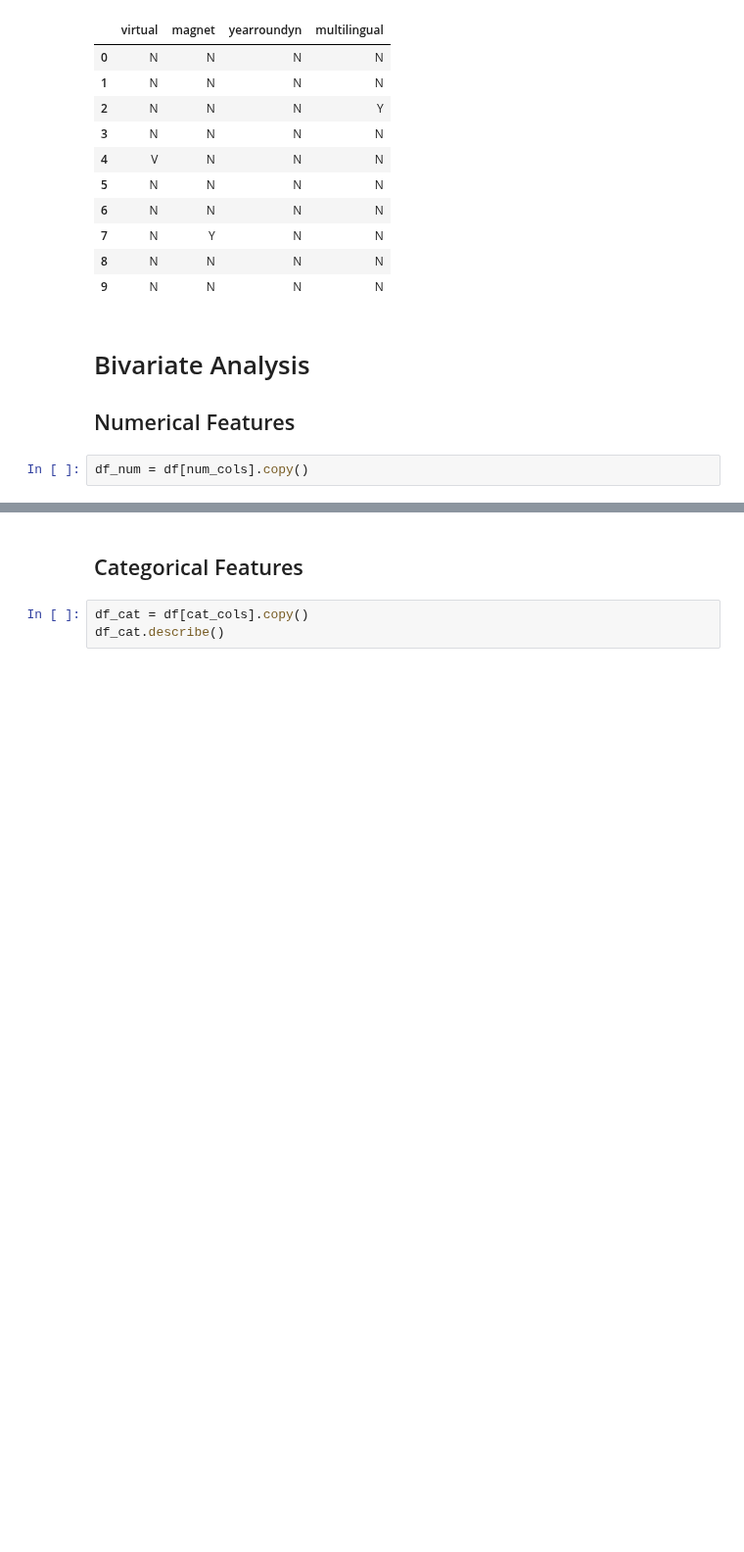
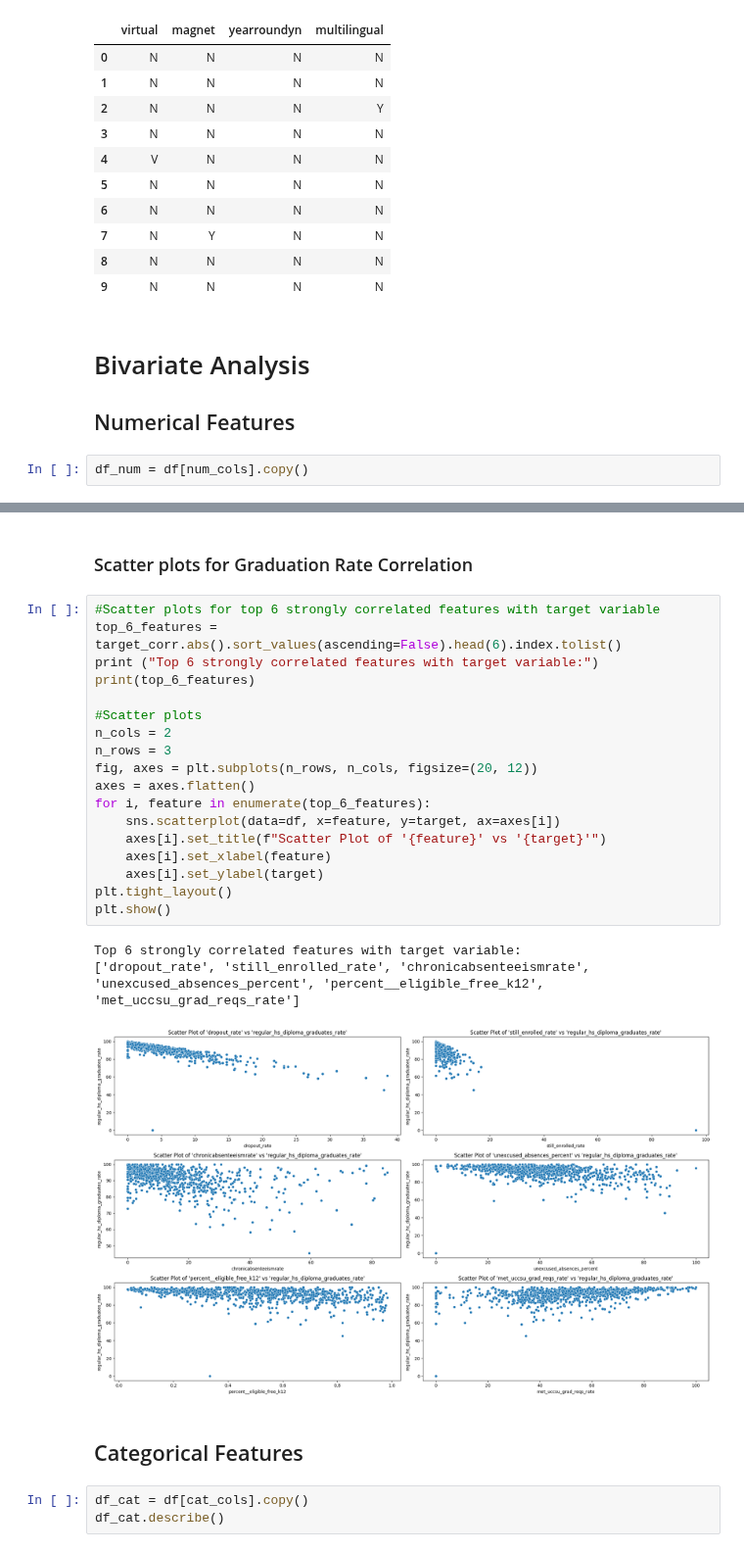
Before and after one commit to junclemente/ads599-capstone_project, a Jupyter notebook: library/02_data_exploration-bivariate.ipynb, the cells around one changed output, grey strips where cells are left out. Shown at 98% size. Cells and saved outputs as stored; diff of their text form; blank space fills up the shorter version.

```diff
--- a/library/02_data_exploration-bivariate.ipynb
+++ b/library/02_data_exploration-bivariate.ipynb
@@ -155,3 +245,27 @@ df_num = df[num_cols].copy()
+# %% [markdown]
+### Scatter plots for Graduation Rate Correlation
+# %%
+#Scatter plots for top 6 strongly correlated features with target variable
+top_6_features = target_corr.abs().sort_values(ascending=False).head(6).index.tolist()
+print ("Top 6 strongly correlated features with target variable:")
+print(top_6_features)
+
+#Scatter plots
+n_cols = 2
+n_rows = 3
+fig, axes = plt.subplots(n_rows, n_cols, figsize=(20, 12))
+axes = axes.flatten()
+for i, feature in enumerate(top_6_features):
+    sns.scatterplot(data=df, x=feature, y=target, ax=axes[i])
+    axes[i].set_title(f"Scatter Plot of '{feature}' vs '{target}'")
+    axes[i].set_xlabel(feature)
+    axes[i].set_ylabel(target)
+plt.tight_layout()
+plt.show()
+# %% [output]
+Top 6 strongly correlated features with target variable:
+['dropout_rate', 'still_enrolled_rate', 'chronicabsenteeismrate', 'unexcused_absences_percent', 'percent__eligible_free_k12', 'met_uccsu_grad_reqs_rate']
+[figure, added]
 # %% [markdown]
 ## Categorical Features
 # %%
```
Also changed, not shown: parts of 15 cells of this notebook.
